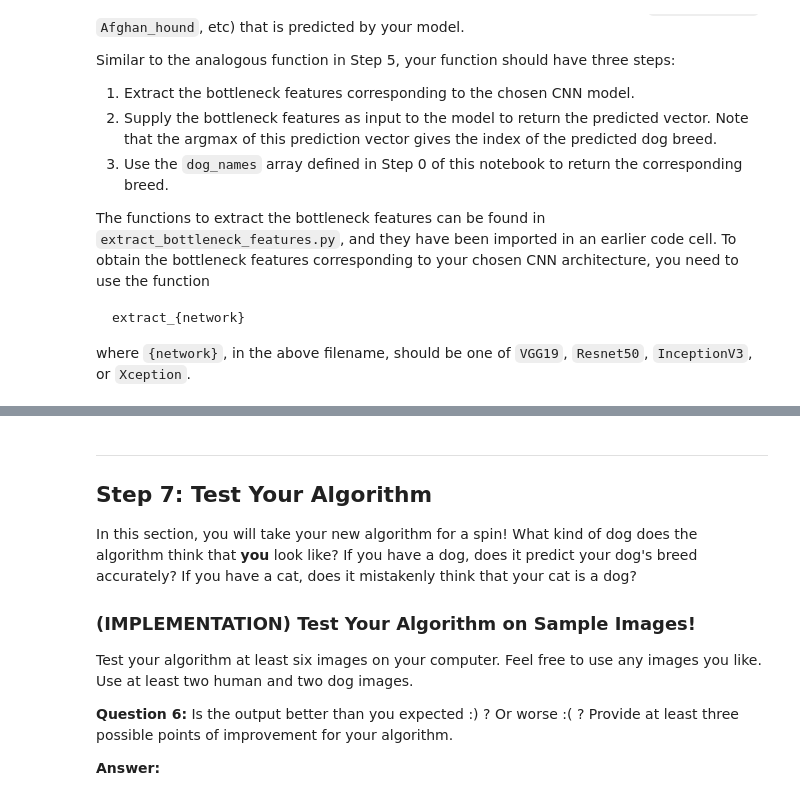
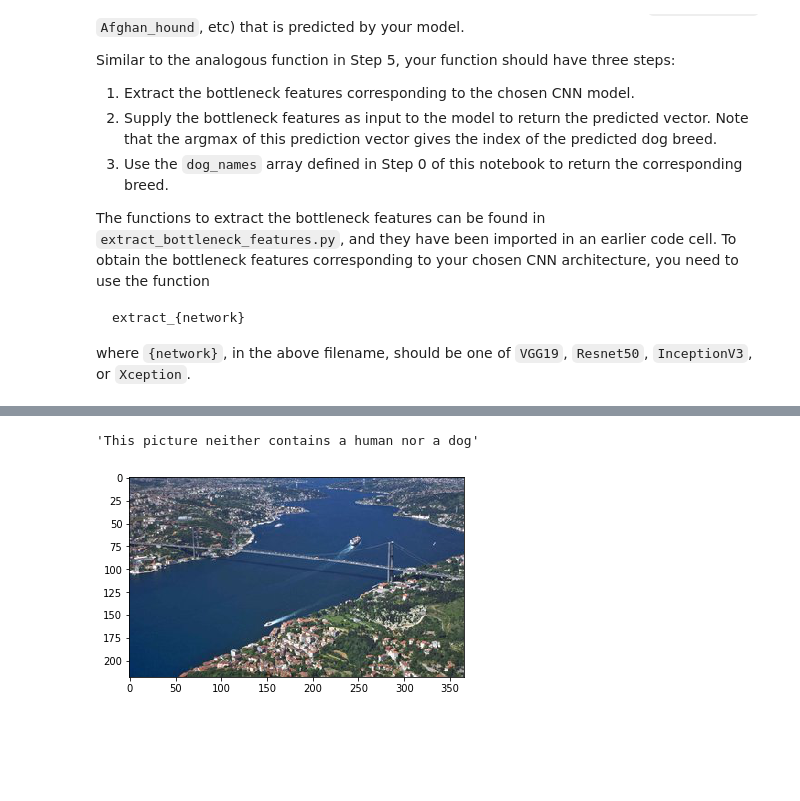
Before and after one commit to dursunkoc/dog-project, a Jupyter notebook: dog_app.ipynb, the cells around one changed output, grey strips where cells are left out. Cells and saved outputs as stored; diff of their text form; code cells hidden in the pictures; blank space fills up the shorter version.

```diff
--- a/dog_app.ipynb
+++ b/dog_app.ipynb
@@ -606,0 +629,8 @@ You are welcome to [augment the training data](https://blog.keras.io/building-po
+# %%
+### Train the model.
+checkpointer = ModelCheckpoint(filepath='saved_models/weights.best.Resnet50.hdf5',
+                               verbose=1, save_best_only=True)
+
+Resnet50_model.fit(train_Resnet50, train_targets,
+          validation_data=(valid_Resnet50, valid_targets),
+          epochs=20, batch_size=20, callbacks=[checkpointer], verbose=2)
@@ -607,7 +656,8 @@ You are welcome to [augment the training data](https://blog.keras.io/building-po
 # %% [markdown]
 ### (IMPLEMENTATION) Load the Model with the Best Validation Loss
 # %%
-### TODO: Load the model weights with the best validation loss.
+### Load the model weights with the best validation loss.
+Resnet50_model.load_weights('saved_models/weights.best.Resnet50.hdf5')
 # %% [markdown]
 ### (IMPLEMENTATION) Test the Model
 
@@ -632,6 +690,15 @@ where `{network}`, in the above filename, should be one of `VGG19`, `Resnet50`,
 # %%
 ### TODO: Write a function that takes a path to an image as input
 ### and returns the dog breed that is predicted by the model.
+from extract_bottleneck_features import *
+
+def Resnet50_predict_breed(img_path):
+    # extract bottleneck features
+    bottleneck_feature = extract_Resnet50(path_to_tensor(img_path))
+    # obtain predicted vector
+    predicted_vector = Resnet50_model.predict(bottleneck_feature)
+    # return dog breed that is predicted by the model
+    return dog_names[np.argmax(predicted_vector)]
 # %% [markdown]
 ---
 <a id='step6'></a>
@@ -650,3 +717,19 @@ Some sample output for our algorithm is provided below, but feel free to design
 
 
 ### (IMPLEMENTATION) Write your Algorithm
+# %%
+### TODO: Write your algorithm.
+### Feel free to use as many code cells as needed.
+def display_img(img_path):
+    img = cv2.imread(img_path)
+    img = cv2.cvtColor(img, cv2.COLOR_BGR2RGB)
+    plt.imshow(img)
+
+def detect_img(img_path):
+    display_img(img_path)
+    if(dog_detector(img_path)):
+        return "A dog's picture whose breed is "+Resnet50_predict_breed(img_path)
+    elif(face_detector(img_path)):
+        return "A human picture like a " + Resnet50_predict_breed(img_path)
+    else:
+        return "This picture neither contains a human nor a dog"
@@ -653,17 +751,8 @@ Some sample output for our algorithm is provided below, but feel free to design
 # %%
-### TODO: Write your algorithm.
-### Feel free to use as many code cells as needed.
+## Execute your algorithm from Step 6 on
+## at least 6 images on your computer.
+## Feel free to use as many code cells as needed.
+detect_img("./myImages/bogaz.jpg")
+# %% [output]
+'This picture neither contains a human nor a dog'
+[figure, added]
-# %% [markdown]
----
-<a id='step7'></a>
-## Step 7: Test Your Algorithm
-
-In this section, you will take your new algorithm for a spin!  What kind of dog does the algorithm think that __you__ look like?  If you have a dog, does it predict your dog's breed accurately?  If you have a cat, does it mistakenly think that your cat is a dog?
-
-### (IMPLEMENTATION) Test Your Algorithm on Sample Images!
-
-Test your algorithm at least six images on your computer.  Feel free to use any images you like.  Use at least two human and two dog images.
-
-__Question 6:__ Is the output better than you expected :) ?  Or worse :( ?  Provide at least three possible points of improvement for your algorithm.
-
-__Answer:__
```
Also changed, not shown: parts of 18 cells of this notebook, 9 other files.
